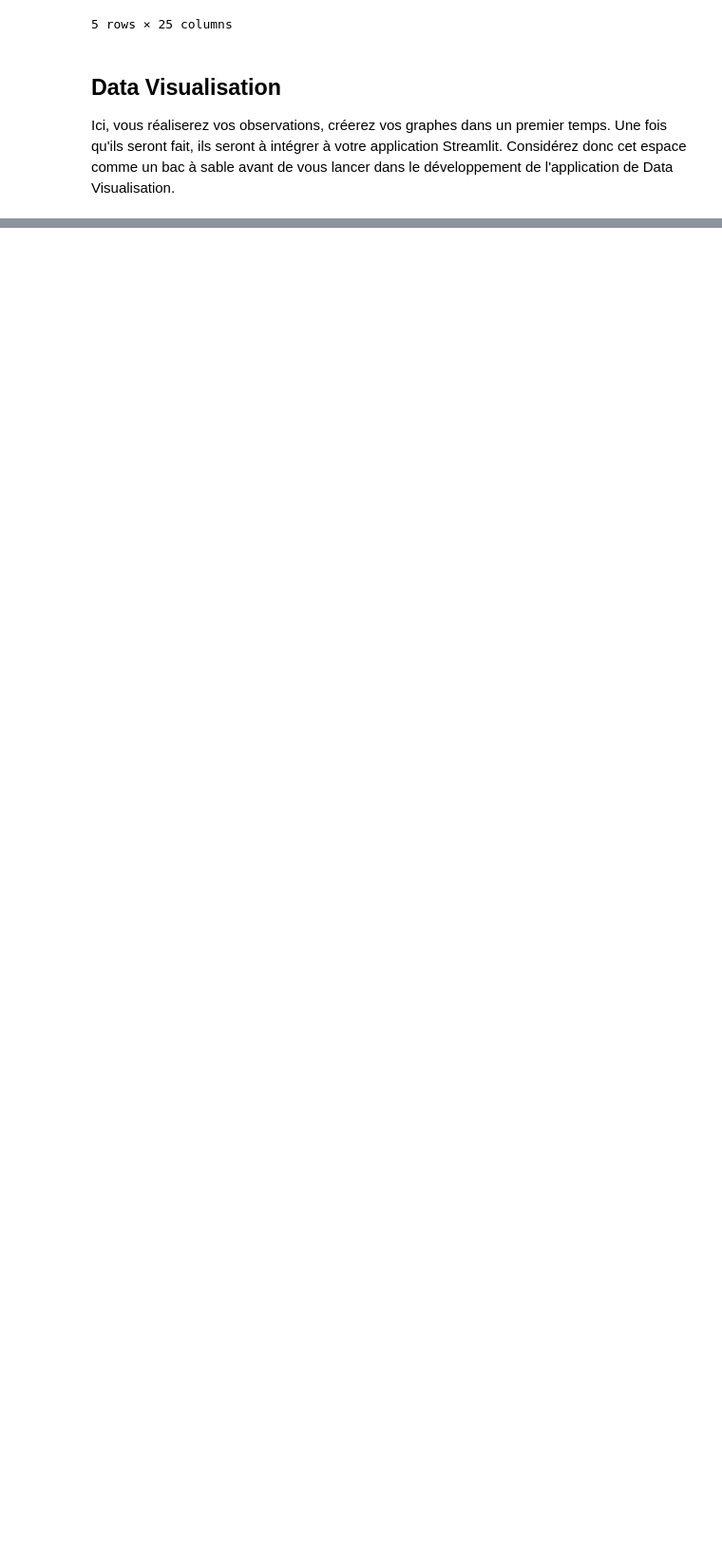
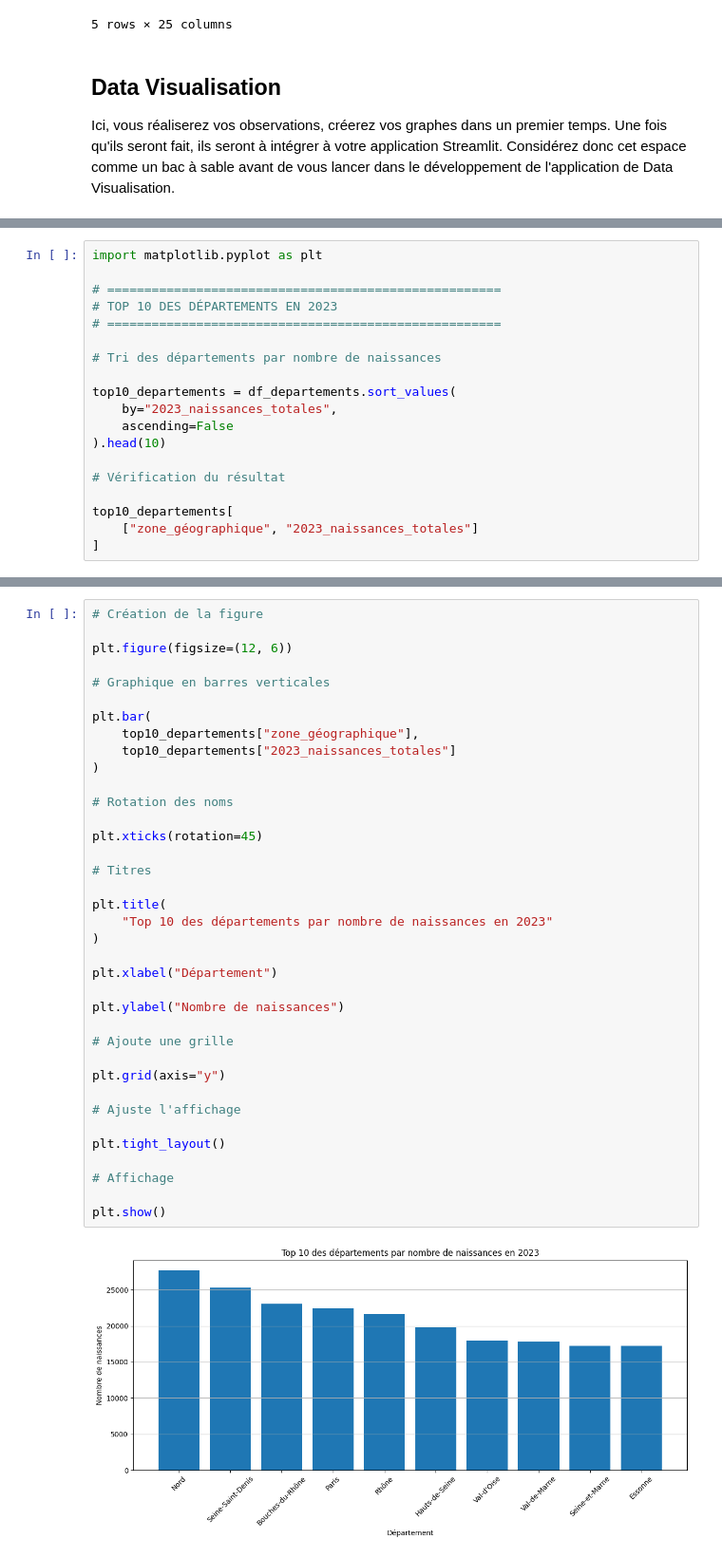
Before and after one commit to Marwa-Mch/Perinatal-Dashboard-France, a Jupyter notebook: notebooks/01_naissances.ipynb, the cells around one changed output, grey strips where cells are left out. Shown at 95% size. Drawn from its saved outputs; the diff is of its cells as text; blank space fills up the shorter version.

```diff
--- a/notebooks/01_naissances.ipynb
+++ b/notebooks/01_naissances.ipynb
@@ -480,0 +725,19 @@ plt.show()
+# %%
+import matplotlib.pyplot as plt
+
+# =====================================================
+# TOP 10 DES DÉPARTEMENTS EN 2023
+# =====================================================
+
+# Tri des départements par nombre de naissances
+
+top10_departements = df_departements.sort_values(
+    by="2023_naissances_totales",
+    ascending=False
+).head(10)
+
+# Vérification du résultat
+
+top10_departements[
+    ["zone_géographique", "2023_naissances_totales"]
+]
@@ -480,0 +756,39 @@ plt.show()
+# %%
+# Création de la figure
+
+plt.figure(figsize=(12, 6))
+
+# Graphique en barres verticales
+
+plt.bar(
+    top10_departements["zone_géographique"],
+    top10_departements["2023_naissances_totales"]
+)
+
+# Rotation des noms
+
+plt.xticks(rotation=45)
+
+# Titres
+
+plt.title(
+    "Top 10 des départements par nombre de naissances en 2023"
+)
+
+plt.xlabel("Département")
+
+plt.ylabel("Nombre de naissances")
+
+# Ajoute une grille
+
+plt.grid(axis="y")
+
+# Ajuste l'affichage
+
+plt.tight_layout()
+
+# Affichage
+
+plt.show()
+# %% [output]
+[figure, added]
```
Also changed, not shown: parts of 36 cells of this notebook, 8 other files.
